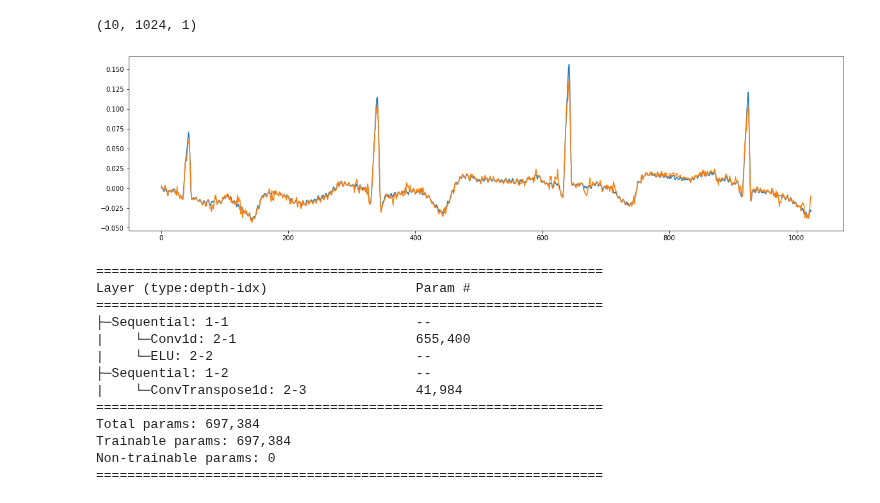
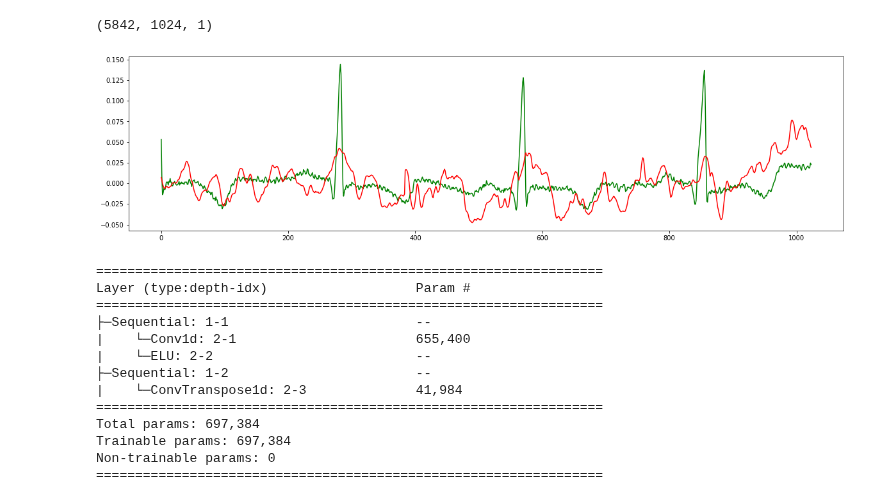
Before and after one commit to enzlaur/pytorch-ml-tuts, a Jupyter notebook: scratch04.ipynb, the cells around one changed output. Cells and saved outputs as stored; diff of their text form; code cells hidden in the pictures.

```diff
--- a/scratch04.ipynb
+++ b/scratch04.ipynb
@@ -44,3 +36,30 @@ torch.Size([10, 1024, 1])
+# %%
+start_array_pos = 0
+end_array_pos = 100
+
+noise_set = torch.from_numpy(ecg_noisy)
+clean_set = torch.from_numpy(ecg_clean)
+
+# Combined dataset of noise + clean on a single dataset will be used with enumerate
+combined_dataset = torch.utils.data.TensorDataset( noise_set, clean_set)
+trainloader = DataLoader( combined_dataset, shuffle=True )
+
+
+# # --- Below is to limit the size of the array for faster experiments
+# train_set = train_set[ start_array_pos:end_array_pos ]
+# train_set = train_set.view(train_set.shape[0], 1024, 1)
+# train_set.shape
+# # Clean Set
+# clean_set = clean_set[ start_array_pos:end_array_pos ]
+# clean_set = clean_set.view(clean_set.shape[0], 1024, 1)
+# clean_set.shape
+# # Noise Set
+# noise_set = noise_set[ start_array_pos:end_array_pos ]
+# noise_set = noise_set.view(noise_set.shape[0], 1024, 1)
+# noise_set.shape
+# # Loader versions
+# noiseloader = DataLoader( ecg_noisy[ start_array_pos:end_array_pos ], shuffle=True, num_workers=2 )
+# cleanloader = DataLoader( ecg_clean[ start_array_pos:end_array_pos ], shuffle=False, num_workers=2 )
 # %%
 # kernel_size = 16
 # padding_size= int( kernel_size/2 ) # If odd, add -1
@@ -135,19 +213,21 @@ Epoch: 14, Loss: 0.02013973699676249
 # %%
-x = model.encoder(train_set)
+x = model.encoder(noise_set)
 x = model.decoder(x)
 x = x.detach().numpy()
 print( x.shape )
 # %% [output]
-(10, 1024, 1)
+(5842, 1024, 1)
 # %%
+index_chk = 3
+
 if x.shape[2] == 1:
     plt.figure(figsize=(20,5))
-    plt.plot(train_set[0])
-    plt.plot(x[0])
+    plt.plot( clean_set[index_chk], c='green' )
+    plt.plot( x[index_chk], c='red' )
 else:
     print("Shape is too large")
 # %% [output]
-[figure, old version]
+[figure, new version]
 # %%
 from torchsummary import summary
 summary( model )
```
Also changed, not shown: parts of 16 cells of this notebook.
